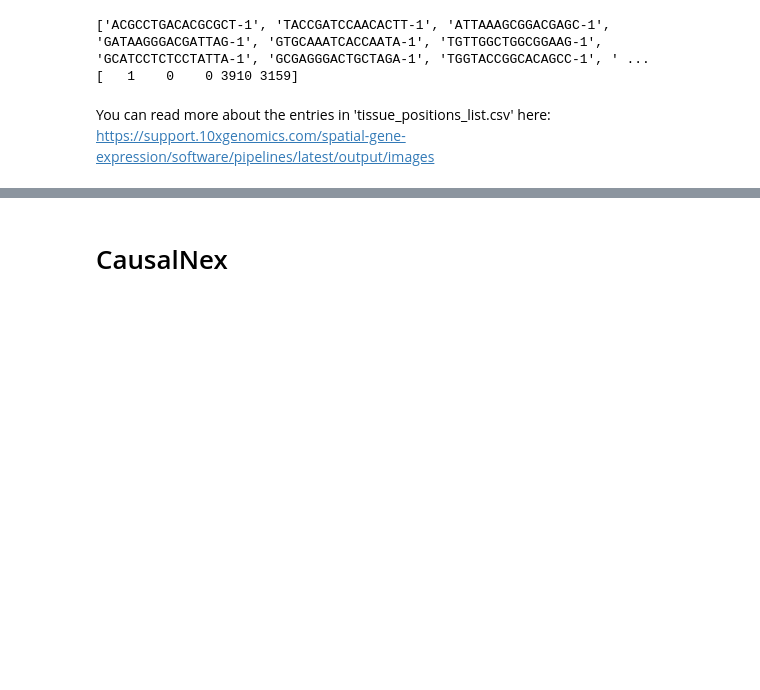
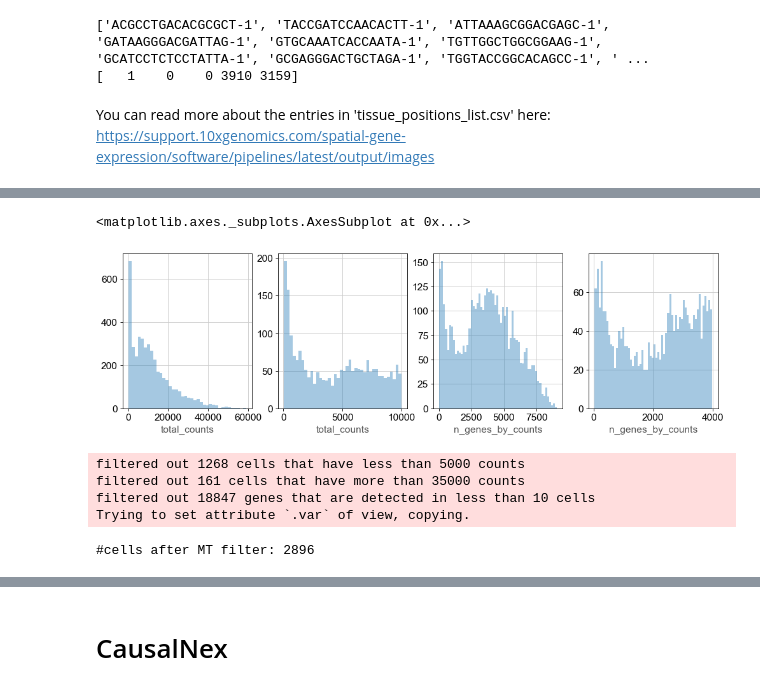
Before and after one commit to cnellington/CMU-Genomics-Final, a Jupyter notebook: load_10x.ipynb, the cells around one changed output, grey strips where cells are left out. Cells and saved outputs as stored; diff of their text form; code cells hidden in the pictures; blank space fills up the shorter version.

Commit message:
Add normalization + variable gene selection

```diff
--- a/load_10x.ipynb
+++ b/load_10x.ipynb
@@ -68,0 +73,9 @@ You can read more about the entries in 'tissue_positions_list.csv' here: https:/
+# %%
+import scanpy as sc
+import pandas as pd
+import matplotlib.pyplot as plt
+plt.style.use('ggplot')
+import seaborn as sns
+# %%
+sc.set_figure_params(facecolor="white", figsize=(8,8))
+sc.settings.verbosity = 3
@@ -68,0 +84,5 @@ You can read more about the entries in 'tissue_positions_list.csv' here: https:/
+# %%
+adata = sc.datasets.visium_sge(sample_id="Parent_Visium_Human_BreastCancer") # Our dataset
+adata.var_names_make_unique()
+adata.var["mt"] = adata.var_names.str.startswith("MT-") # Prefix MT- marks mitochondrial genes
+sc.pp.calculate_qc_metrics(adata, qc_vars=["mt"], inplace=True) # Calculates some Quality Control metrics
@@ -68,0 +106,23 @@ You can read more about the entries in 'tissue_positions_list.csv' here: https:/
+# %%
+# Some histograms
+fig, axs = plt.subplots(1, 4, figsize=(15, 4))
+sns.distplot(adata.obs["total_counts"], kde=False, ax=axs[0])
+sns.distplot(adata.obs["total_counts"][adata.obs["total_counts"] < 10000], kde=False, bins=40, ax=axs[1])
+sns.distplot(adata.obs["n_genes_by_counts"], kde=False, bins=60, ax=axs[2])
+sns.distplot(adata.obs["n_genes_by_counts"][adata.obs["n_genes_by_counts"] < 4000], kde=False, bins=60, ax=axs[3])
+# %% [output]
+<matplotlib.axes._subplots.AxesSubplot at 0x...>
+[figure, added]
+# %%
+# Filter out spots/cells with total counts in-between 5000 and 35000
+sc.pp.filter_cells(adata, min_counts=5000)
+sc.pp.filter_cells(adata, max_counts=35000)
+adata = adata[adata.obs["pct_counts_mt"] < 20] # Only take spots without overly expressed mitochondrial genes
+print(f"#cells after MT filter: {adata.n_obs}")
+sc.pp.filter_genes(adata, min_cells=10) # Filter out genes with less than total counts of 10
+# %% [output]
+filtered out 1268 cells that have less than 5000 counts
+filtered out 161 cells that have more than 35000 counts
+filtered out 18847 genes that are detected in less than 10 cells
+Trying to set attribute `.var` of view, copying.
+#cells after MT filter: 2896
```
Also changed, not shown: parts of 7 cells of this notebook.
